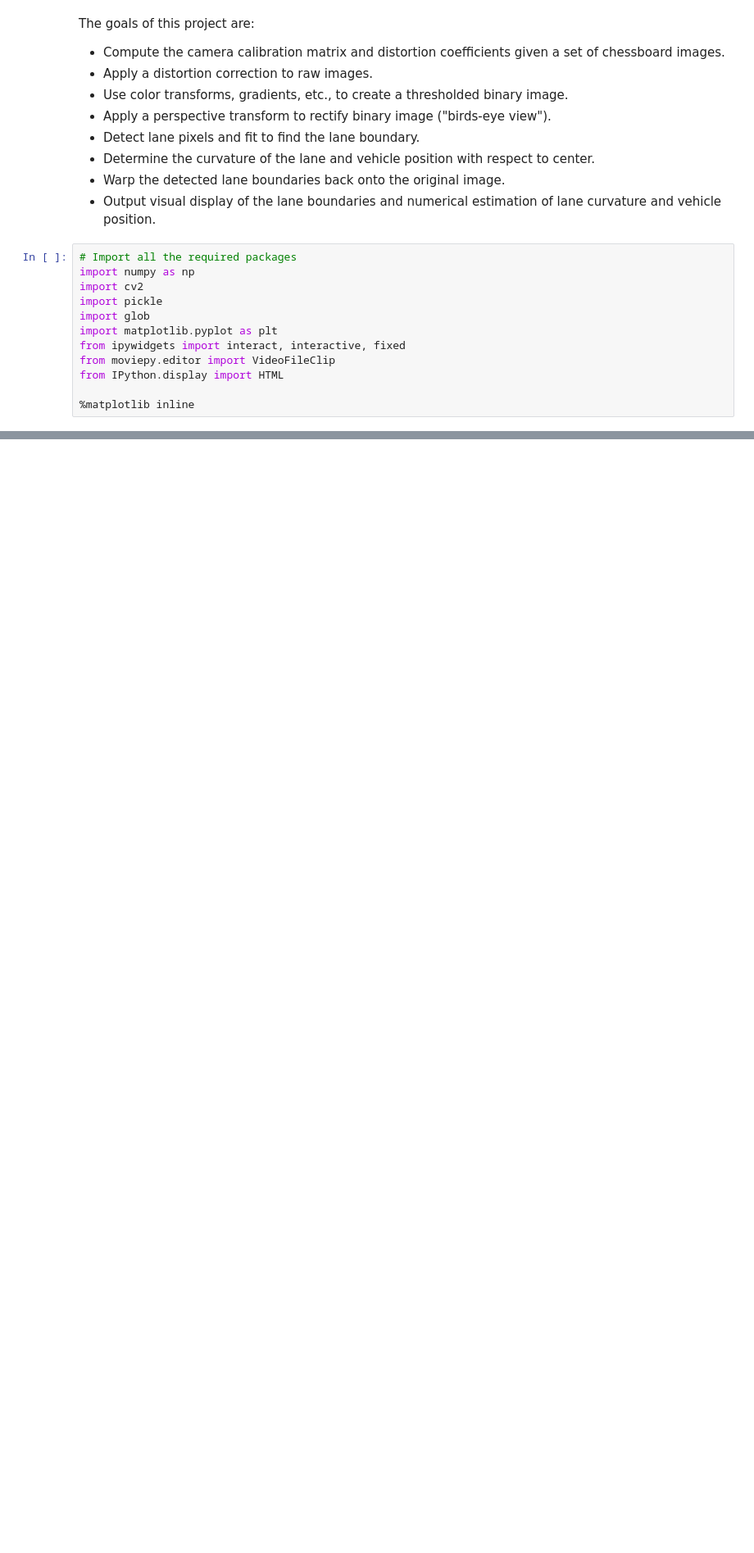
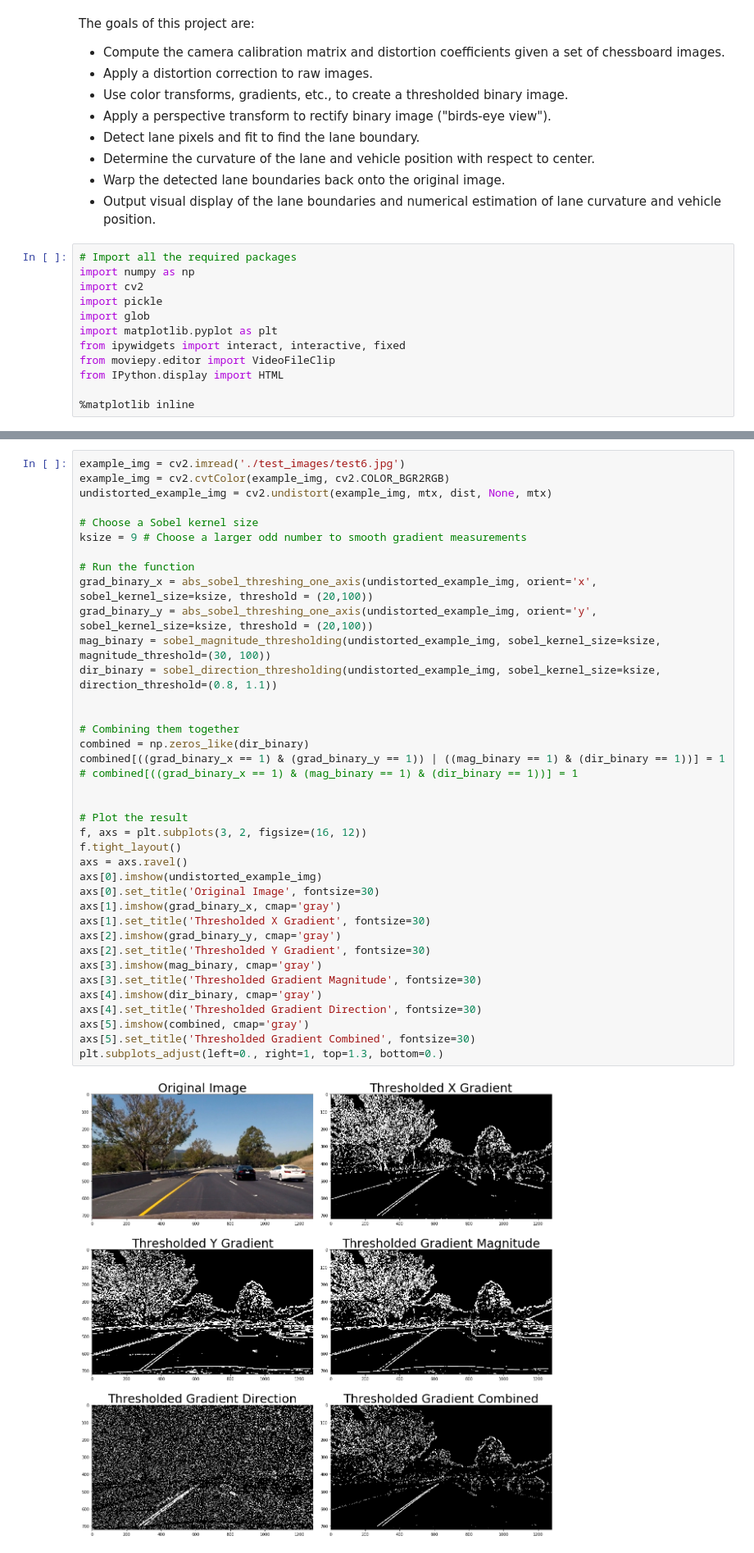
Before and after one commit to jingz8804/CarND-Advanced-Lane-Lines, a Jupyter notebook: advanced-lane-line-detection.ipynb, the cells around one changed output, grey strips where cells are left out. Shown at 82% size. Drawn from its saved outputs; the diff is of its cells as text; blank space fills up the shorter version.

```diff
--- a/advanced-lane-line-detection.ipynb
+++ b/advanced-lane-line-detection.ipynb
@@ -82,0 +175,40 @@ plt.subplots_adjust(left=0., right=1, top=0.9, bottom=0.)
+# %%
+example_img = cv2.imread('./test_images/test6.jpg')
+example_img = cv2.cvtColor(example_img, cv2.COLOR_BGR2RGB)
+undistorted_example_img = cv2.undistort(example_img, mtx, dist, None, mtx)
+
+# Choose a Sobel kernel size
+ksize = 9 # Choose a larger odd number to smooth gradient measurements
+
+# Run the function
+grad_binary_x = abs_sobel_threshing_one_axis(undistorted_example_img, orient='x', sobel_kernel_size=ksize, threshold = (20,100))
+grad_binary_y = abs_sobel_threshing_one_axis(undistorted_example_img, orient='y', sobel_kernel_size=ksize, threshold = (20,100))
+mag_binary = sobel_magnitude_thresholding(undistorted_example_img, sobel_kernel_size=ksize, magnitude_threshold=(30, 100))
+dir_binary = sobel_direction_thresholding(undistorted_example_img, sobel_kernel_size=ksize, direction_threshold=(0.8, 1.1))
+
+
+# Combining them together
+combined = np.zeros_like(dir_binary)
+combined[((grad_binary_x == 1) & (grad_binary_y == 1)) | ((mag_binary == 1) & (dir_binary == 1))] = 1
+# combined[((grad_binary_x == 1) & (mag_binary == 1) & (dir_binary == 1))] = 1
+
+
+# Plot the result
+f, axs = plt.subplots(3, 2, figsize=(16, 12))
+f.tight_layout()
+axs = axs.ravel()
+axs[0].imshow(undistorted_example_img)
+axs[0].set_title('Original Image', fontsize=30)
+axs[1].imshow(grad_binary_x, cmap='gray')
+axs[1].set_title('Thresholded X Gradient', fontsize=30)
+axs[2].imshow(grad_binary_y, cmap='gray')
+axs[2].set_title('Thresholded Y Gradient', fontsize=30)
+axs[3].imshow(mag_binary, cmap='gray')
+axs[3].set_title('Thresholded Gradient Magnitude', fontsize=30)
+axs[4].imshow(dir_binary, cmap='gray')
+axs[4].set_title('Thresholded Gradient Direction', fontsize=30)
+axs[5].imshow(combined, cmap='gray')
+axs[5].set_title('Thresholded Gradient Combined', fontsize=30)
+plt.subplots_adjust(left=0., right=1, top=1.3, bottom=0.)
+# %% [output]
+[figure, added]
```
Also changed, not shown: parts of 9 cells of this notebook.
